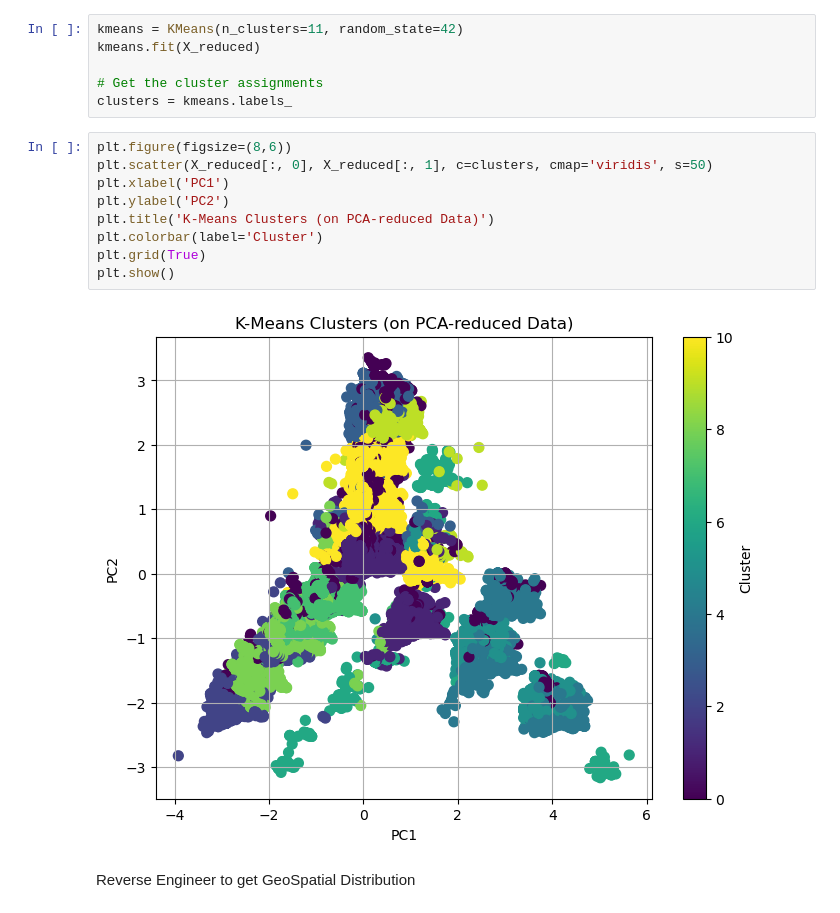
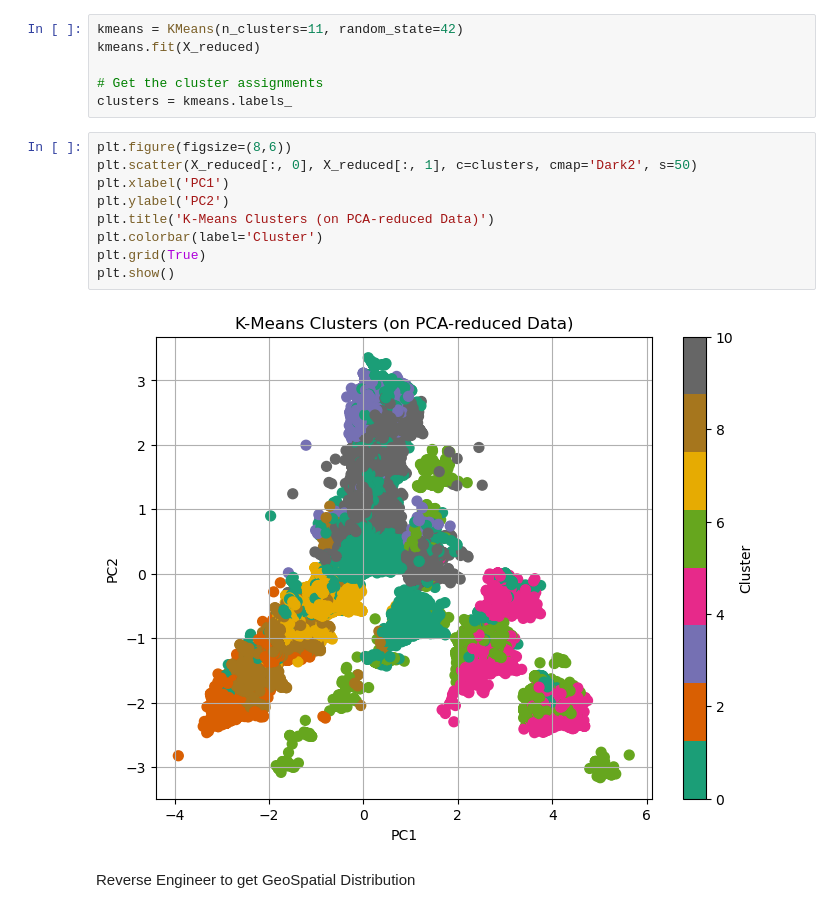
Before and after one commit to alankagiri/Machine_Learning_For_Public_Policy_Adding_Value_Project, a Jupyter notebook: 311_Data_EDA.ipynb, the cells around one changed output. Drawn from its saved outputs; the diff is of its cells as text.

```diff
--- a/311_Data_EDA.ipynb
+++ b/311_Data_EDA.ipynb
@@ -759,15 +809,15 @@ kmeans.fit(X_reduced)
 clusters = kmeans.labels_
 # %%
 plt.figure(figsize=(8,6))
-plt.scatter(X_reduced[:, 0], X_reduced[:, 1], c=clusters, cmap='viridis', s=50)
+plt.scatter(X_reduced[:, 0], X_reduced[:, 1], c=clusters, cmap='Dark2', s=50)
 plt.xlabel('PC1')
 plt.ylabel('PC2')
 plt.title('K-Means Clusters (on PCA-reduced Data)')
 plt.colorbar(label='Cluster')
 plt.grid(True)
 plt.show()
 # %% [output]
-[figure, old version]
+[figure, new version]
 # %% [markdown]
 Reverse Engineer to get GeoSpatial Distribution
 # %% [markdown]
```
Also changed, not shown: parts of 16 cells of this notebook, 1 other file.
